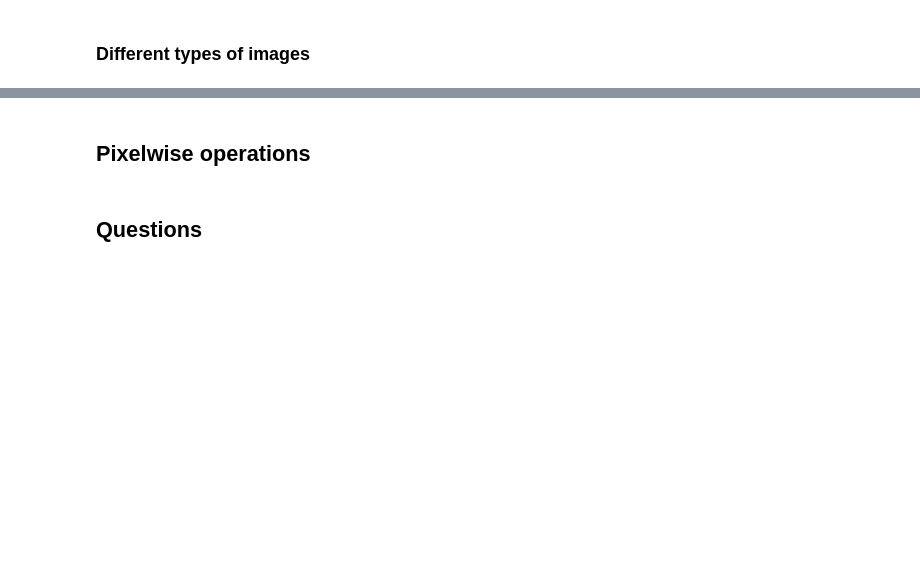
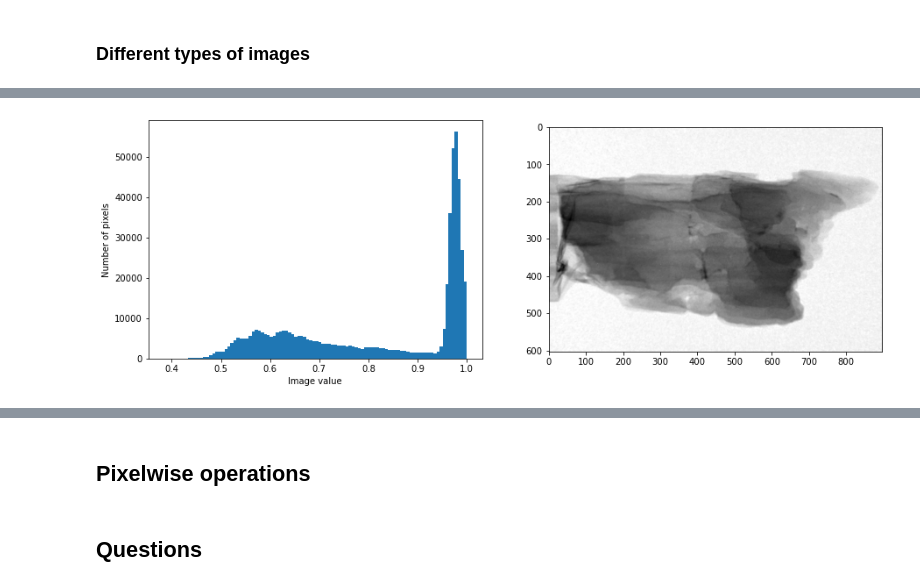
Before and after one commit to ImagingLectures/IAEA-eLearning2, a Jupyter notebook: lectures/01-Introduction2ImgProc/Introduction2Images.ipynb, the cells around one changed output, grey strips where cells are left out. Cells and saved outputs as stored; diff of their text form; code cells hidden in the pictures; blank space fills up the shorter version.

```diff
--- a/lectures/01-Introduction2ImgProc/Introduction2Images.ipynb
+++ b/lectures/01-Introduction2ImgProc/Introduction2Images.ipynb
@@ -86,0 +206,11 @@ The information you want to quantify affects:
+# %%
+fig,ax = plt.subplots(1,2,figsize=(15,5))
+
+# Compute and show a histogram
+ax[0].hist(img.ravel(),bins=100)
+
+
+ax[0].set_xlabel('Image value'), ax[0].set_ylabel('Number of pixels')
+ax[1].imshow(img,cmap='gray');
+# %% [output]
+[figure, added]
```
Also changed, not shown: parts of 34 cells of this notebook, 2 other files.
